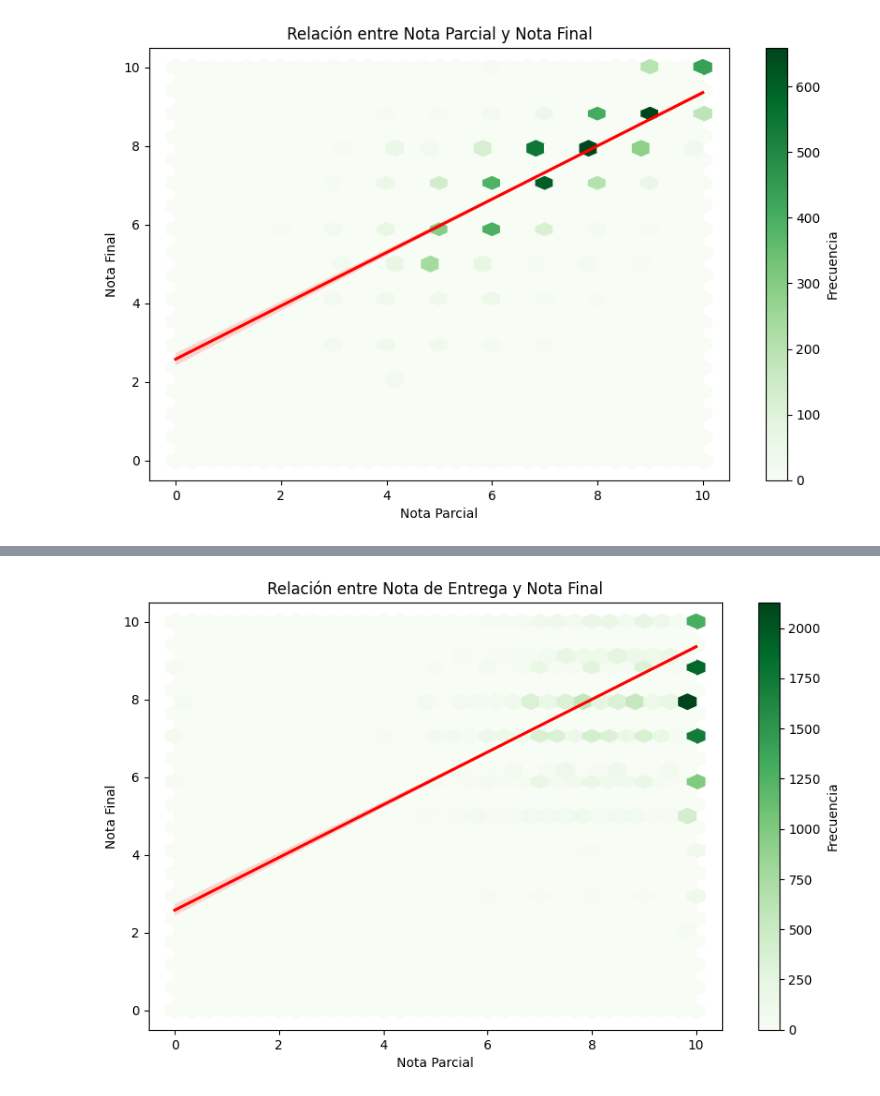
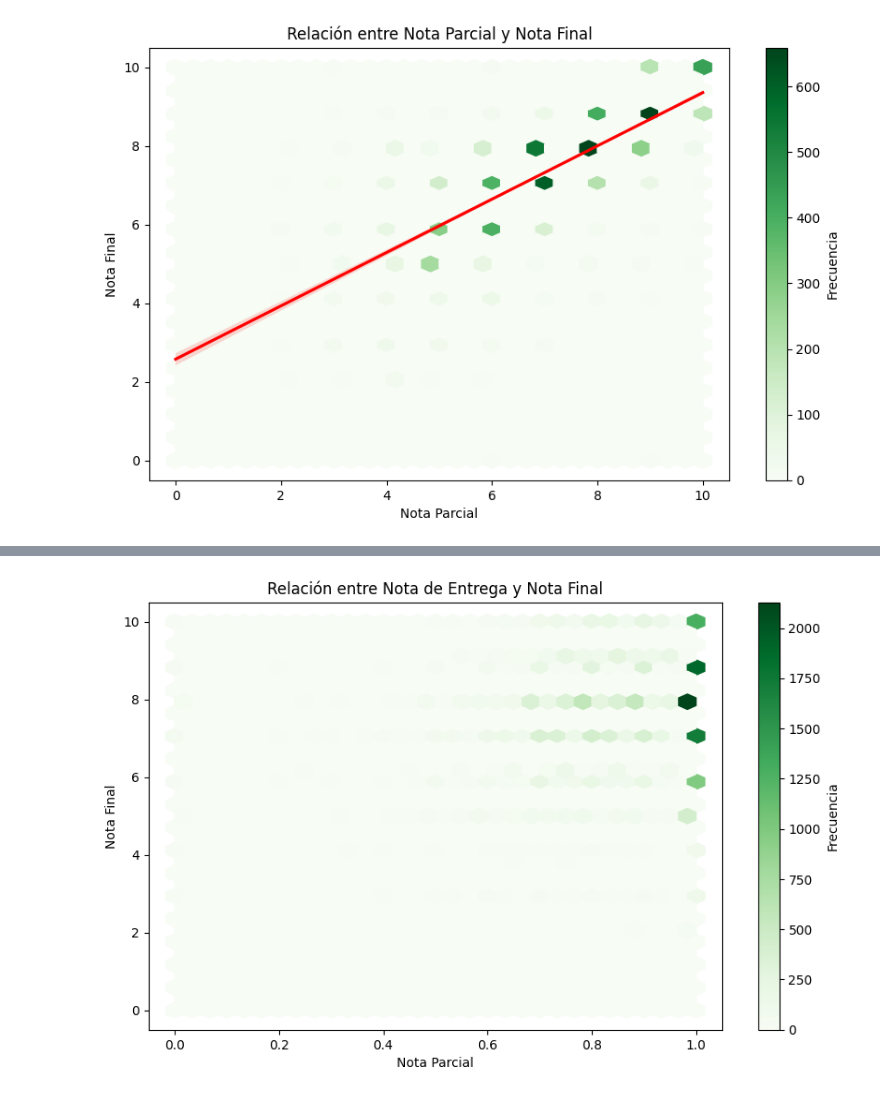
Before and after one commit to Felimartinez1/challenge_edMachina, a Jupyter notebook: eda.ipynb, the cells around one changed output, grey strips where cells are left out. Drawn from its saved outputs; the diff is of its cells as text; code cells hidden in the pictures.

Commit message:
remove regplot from score and nota_final_examen plot

```diff
--- a/eda.ipynb
+++ b/eda.ipynb
@@ -326,7 +326,6 @@ print(f'Correlación entre nota de entrega y nota final: {correlation}')
 
 plt.figure(figsize=(10, 6))
 plt.hexbin(df['score'], df['nota_final_materia'], gridsize=30, cmap='Greens')
-sns.regplot(x='nota_parcial', y='nota_final_materia', data=df, scatter=False, color='red')
 plt.colorbar(label='Frecuencia')
 plt.title('Relación entre Nota de Entrega y Nota Final')
 plt.xlabel('Nota Parcial')
@@ -337 +336 @@ Correlación entre nota de entrega y nota final: 0.18109416639647194
-[figure, old version]
+[figure, new version]
```
Also changed, not shown: parts of 1 cell of this notebook.
